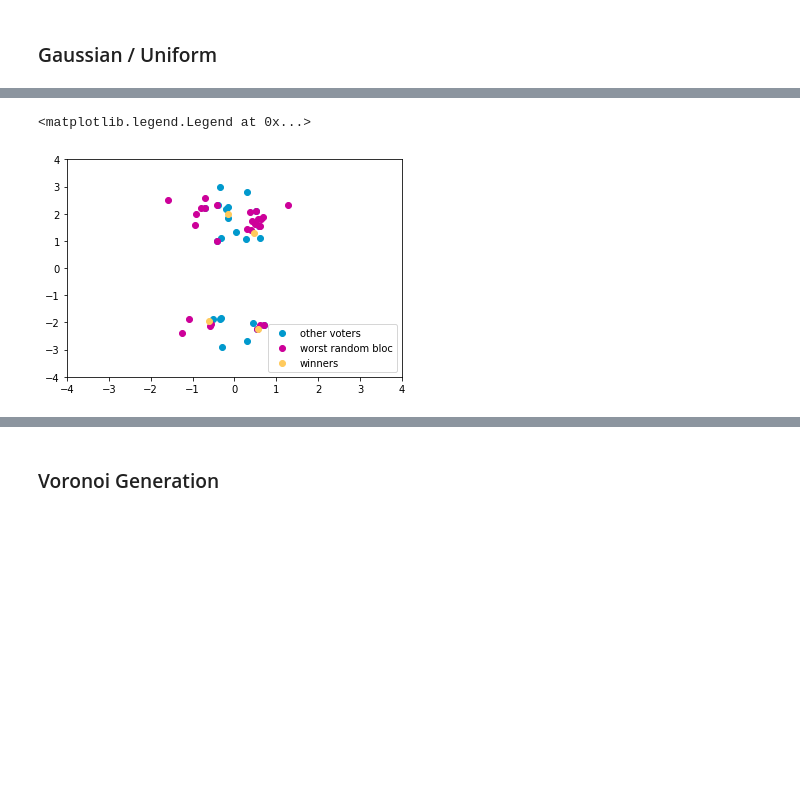
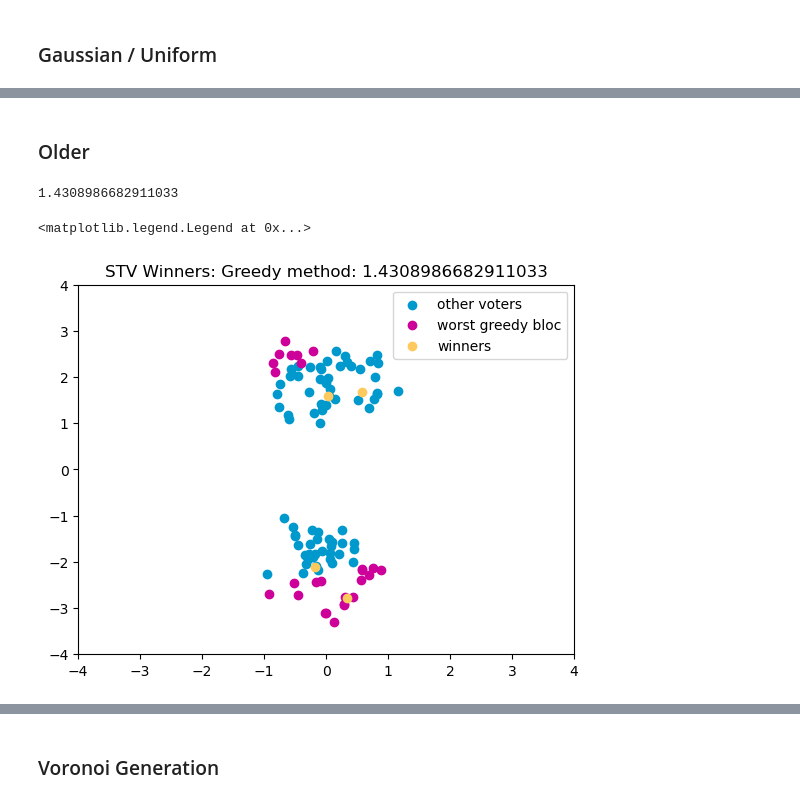
Before and after one commit to kevin-q2/Metric-Voting, a Jupyter notebook: examples/examples2.ipynb, the cells around one changed output, grey strips where cells are left out. Cells and saved outputs as stored; diff of their text form; code cells hidden in the pictures; blank space fills up the shorter version.

```diff
--- a/examples/examples2.ipynb
+++ b/examples/examples2.ipynb
@@ -234,5 +252,6 @@ plt.legend()
 # %%
-winners = STV(profile, k)
+election = 'Borda'
+winners = Borda(profile, k)
 dists = euclidean_cost_array(voter_positions, candidate_positions)
 # %%
 # Single group:
@@ -279,0 +399,2 @@ worst_greedy_ineff
+# %% [markdown]
+### Older
@@ -280,15 +404,20 @@ worst_greedy_ineff
+# %%
+worst_greedy_ineff
+# %% [output]
+1.4308986682911033
 # %%
 pal = sns.color_palette("hls", 8)
-others = ~np.isin(range(n), worst_bloc)
+others = ~np.isin(range(n), worst_greedy_bloc)
 plt.scatter(voter_positions[others,0], voter_positions[others,1], label = 'other voters', color = colors[0])
 plt.scatter(voter_positions[worst_greedy_bloc,0], voter_positions[worst_greedy_bloc,1], label = 'worst greedy bloc', color = colors[4])
 plt.scatter(candidate_positions[winners,0], candidate_positions[winners,1], label = 'winners', color = colors[1])
 plt.ylim(-4,4)
 plt.xlim(-4,4)
+plt.title(election + ' Winners: Greedy method: ' + str(np.round(worst_greedy_ineff, 5)))
 plt.legend()
 # %% [output]
 <matplotlib.legend.Legend at 0x...>
-[figure, old version]
+[figure, new version]
 # %%
 samples = 10000
 worst_random_greedy_ineff = 0
```
Also changed, not shown: parts of 23 cells of this notebook, 5 other files.
